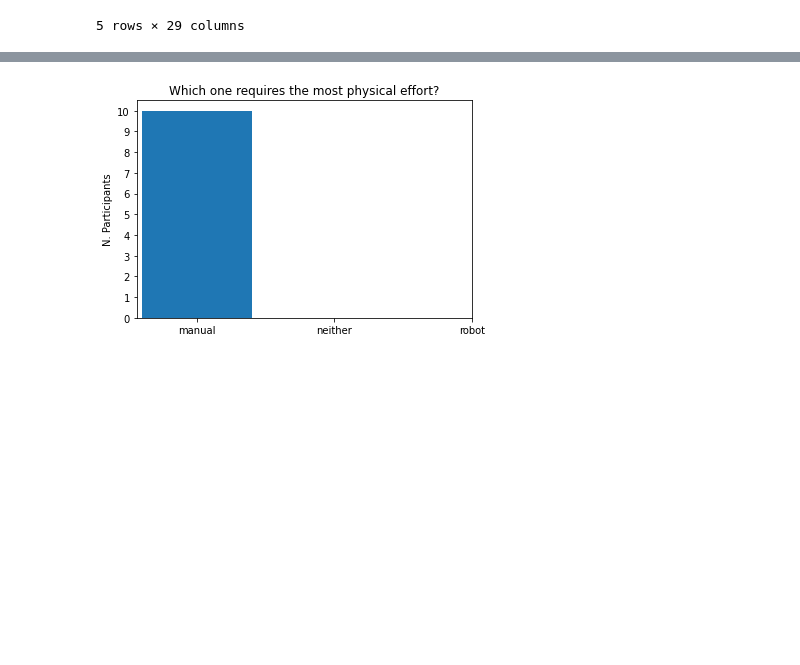
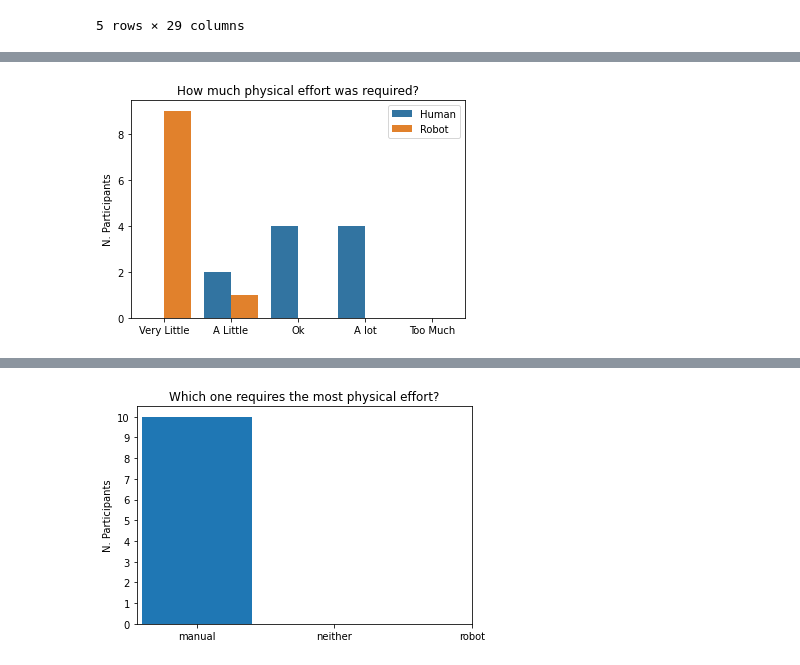
Before and after one commit to Jenirethvanessa/robotic_end-effector, a Jupyter notebook: results_plots.ipynb, the cells around one changed output, grey strips where cells are left out. Saved outputs shown, nothing was run; the diff lists cells and outputs as text; code cells hidden in the pictures; blank space fills up the shorter version.

```diff
--- a/results_plots.ipynb
+++ b/results_plots.ipynb
@@ -29,4 +29,28 @@ def plot_question(variable, title):
     plt.ylabel("N. Participants")
     plt.title(title)
     plt.show()
+# %%
+def plot_two_questions(df, first_variable, first_name, second_variable, second_name, categories, title):
+
+    value_map = {i: v for i, v in enumerate(categories, 1)}
+    data = df.copy()
+
+    by_change = None
+    for col, new_name in ((first_variable, first_name), (second_variable, second_name)):
+        data[col] = pd.Categorical(data[col].map(value_map), categories)
+        this_df = data.groupby(col)[["demog1"]].count().rename(columns={"demog1": new_name})
+        if by_change is None:
+            by_change = this_df
+            by_change.index.name = "response"
+        else:
+            by_change[new_name] = this_df[new_name]
+
+    by_change = by_change.reset_index().melt(id_vars="response", value_vars=[first_name, second_name], var_name="experiment")
+
+    sns.barplot(by_change, x="response", y="value", hue="experiment")
+    plt.legend()
+    plt.title(title)
+    plt.ylabel("N. Participants")
+    plt.xlabel("")
+    plt.show()
 # %%
@@ -39,0 +84,6 @@ plot_question(variable = "manual_needle1", title = "Physical effort")
+# %%
+categories = ["Very Little", "A Little", "Ok", "A lot", "Too Much"]
+title = "How much physical effort was required?"
+plot_two_questions(df, first_variable="manual_needle1", first_name="Human", second_variable="needle1", second_name="Robot", categories = categories, title = title)
+# %% [output]
+[figure, added]
```
Also changed, not shown: parts of 18 cells of this notebook, 1 other file.
